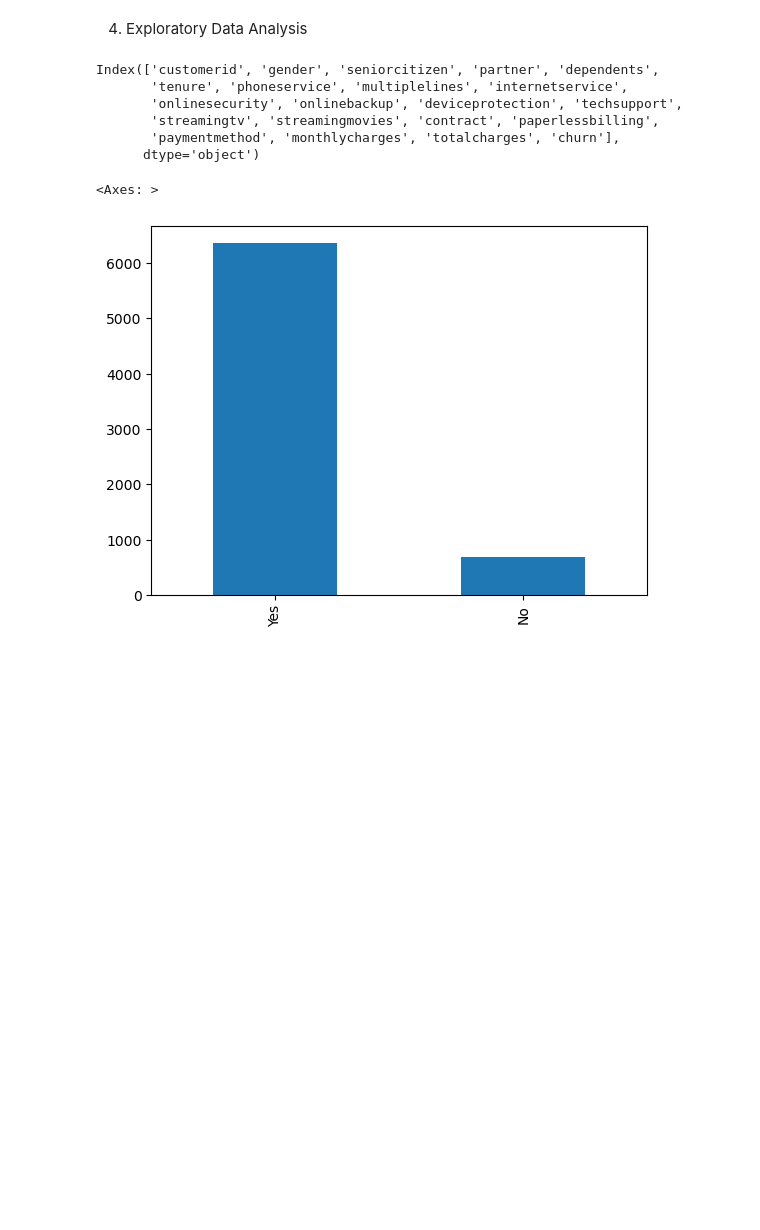
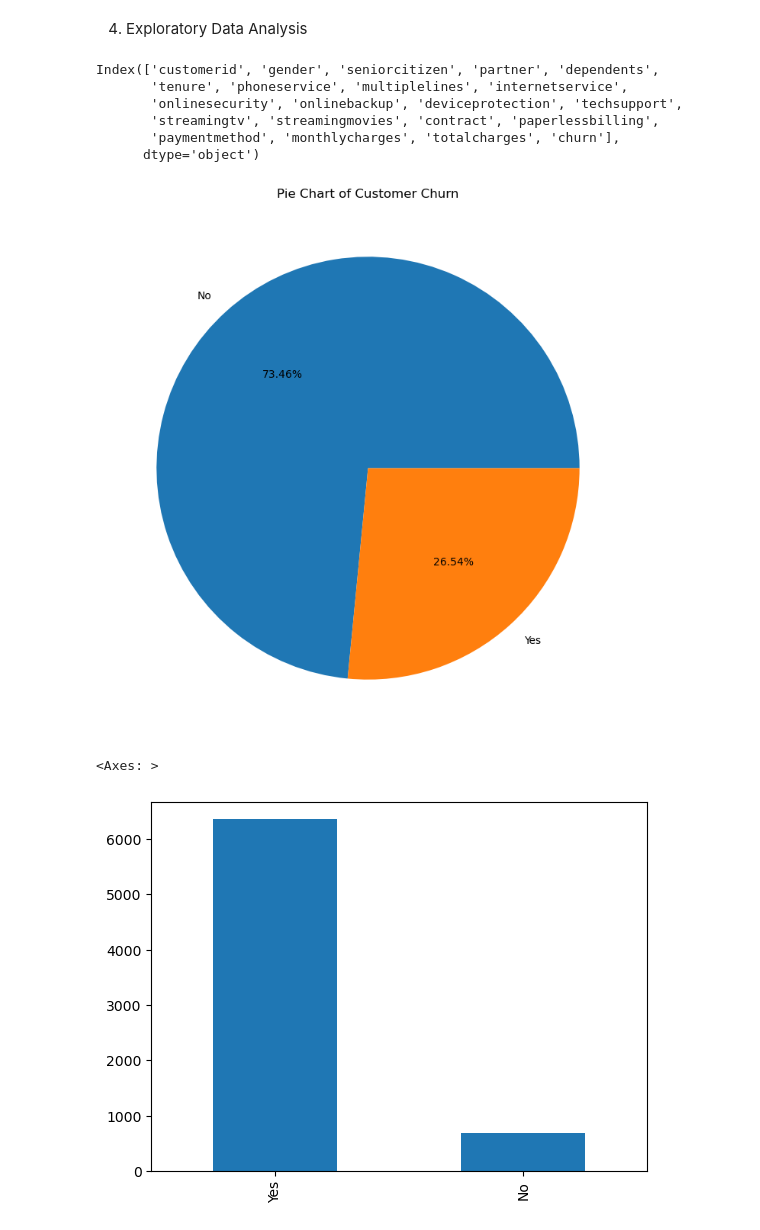
Before and after one commit to Sam1522/Predicting-Telco-Customer-Churn, a Jupyter notebook: Customer Churn Prediction.ipynb, the cells around one changed output. Drawn from its saved outputs; the diff is of its cells as text; code cells hidden in the pictures; blank space fills up the shorter version.

```diff
--- a/Customer Churn Prediction.ipynb
+++ b/Customer Churn Prediction.ipynb
@@ -328,6 +325,14 @@ Index(['customerid', 'gender', 'seniorcitizen', 'partner', 'dependents',
        'streamingtv', 'streamingmovies', 'contract', 'paperlessbilling',
        'paymentmethod', 'monthlycharges', 'totalcharges', 'churn'],
       dtype='object')
+# %%
+#Customer Churn pie chart
+plt.figure(figsize=(12, 9))
+plt.pie(customer_churn['churn'].value_counts(), labels=['No','Yes'],autopct='%1.2f%%' )
+plt.title('Pie Chart of Customer Churn')
+plt.show()
+# %% [output]
+[figure, added]
 # %%
 customer_churn['phoneservice'].value_counts().sort_values(ascending=False).plot(kind='bar')
 # %% [output]
```
Also changed, not shown: parts of 2 cells of this notebook.
